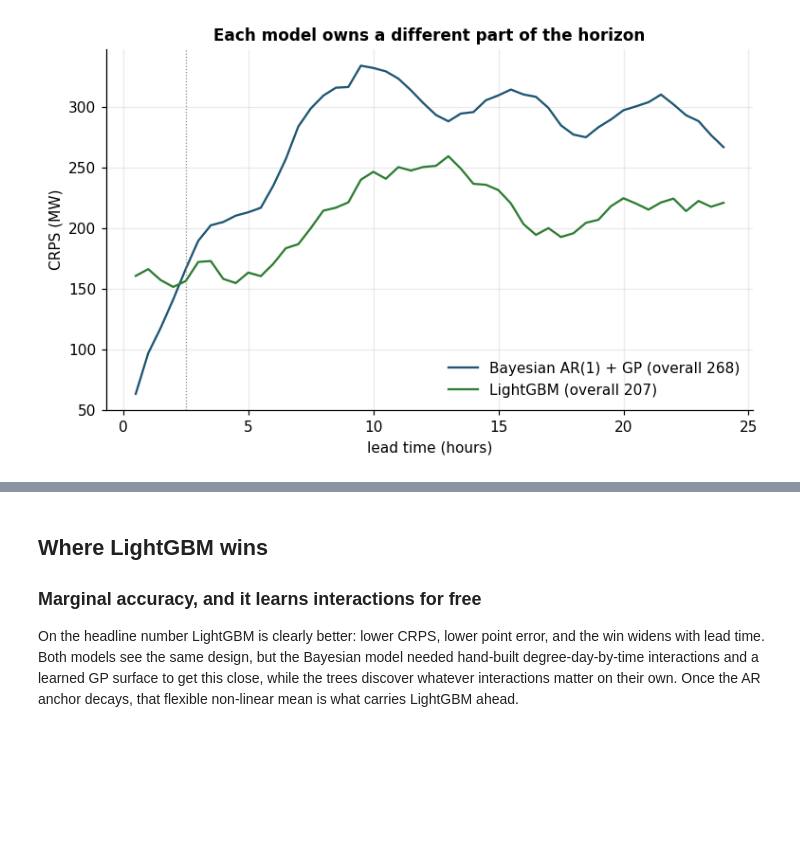
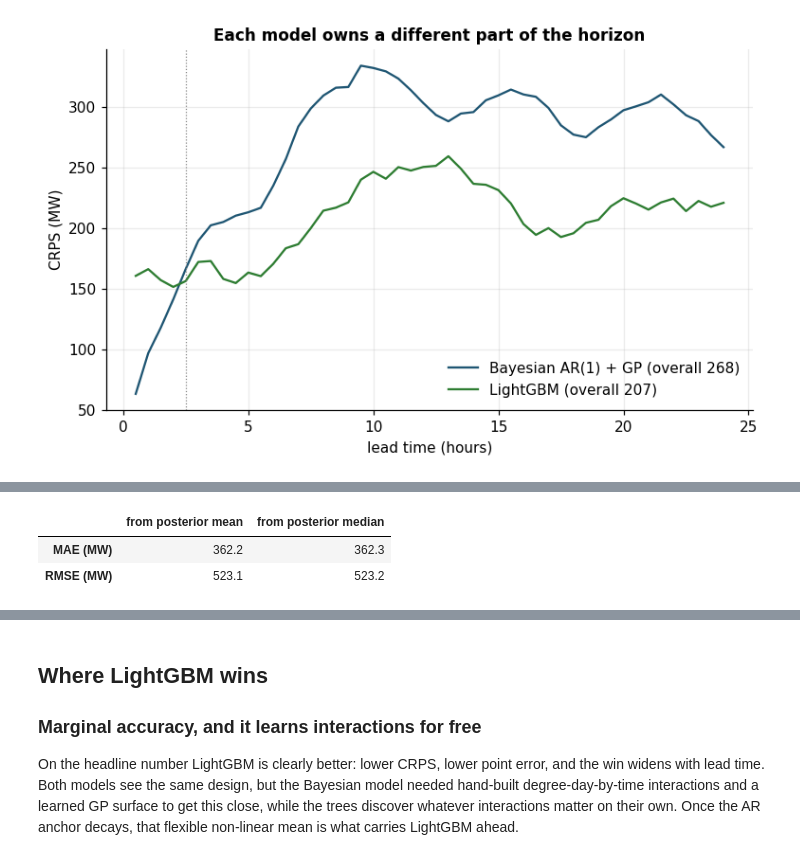
Before and after one commit to argmax-w/nem-demand-forecast, a Jupyter notebook: notebooks/06_bayes_vs_lightgbm.ipynb, the cells around one changed output, grey strips where cells are left out. Drawn from its saved outputs; the diff is of its cells as text; code cells hidden in the pictures; blank space fills up the shorter version.

```diff
--- a/notebooks/06_bayes_vs_lightgbm.ipynb
+++ b/notebooks/06_bayes_vs_lightgbm.ipynb
@@ -115,0 +201,23 @@ plt.show()
+# %%
+gp_mean_path = paths.mean(axis=0)
+gp_median_path = np.median(paths, axis=0)
+
+
+def _mae(a):
+    return float(np.abs(a - y).mean())
+
+
+def _rmse(a):
+    return float(np.sqrt(((a - y) ** 2).mean()))
+
+
+pd.DataFrame(
+    {
+        "from posterior mean": {"MAE (MW)": _mae(gp_mean_path), "RMSE (MW)": _rmse(gp_mean_path)},
+        "from posterior median": {"MAE (MW)": _mae(gp_median_path), "RMSE (MW)": _rmse(gp_median_path)},
+    }
+).round(1)
+# %% [output]
+|  | from posterior mean | from posterior median |
+| MAE (MW) | 362.2 | 362.3 |
+| RMSE (MW) | 523.1 | 523.2 |
```
Also changed, not shown: parts of 5 cells of this notebook, 2 other files.
